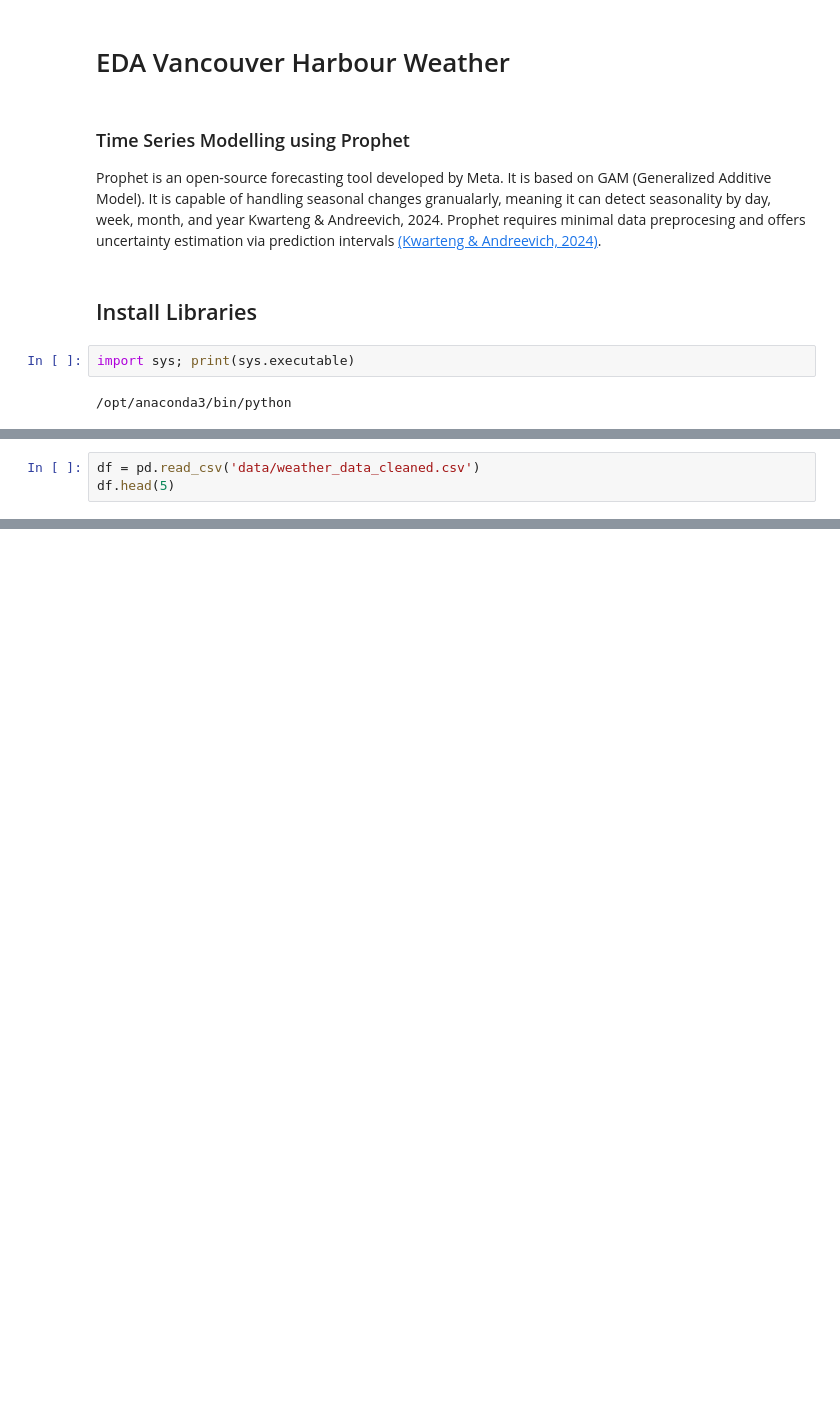
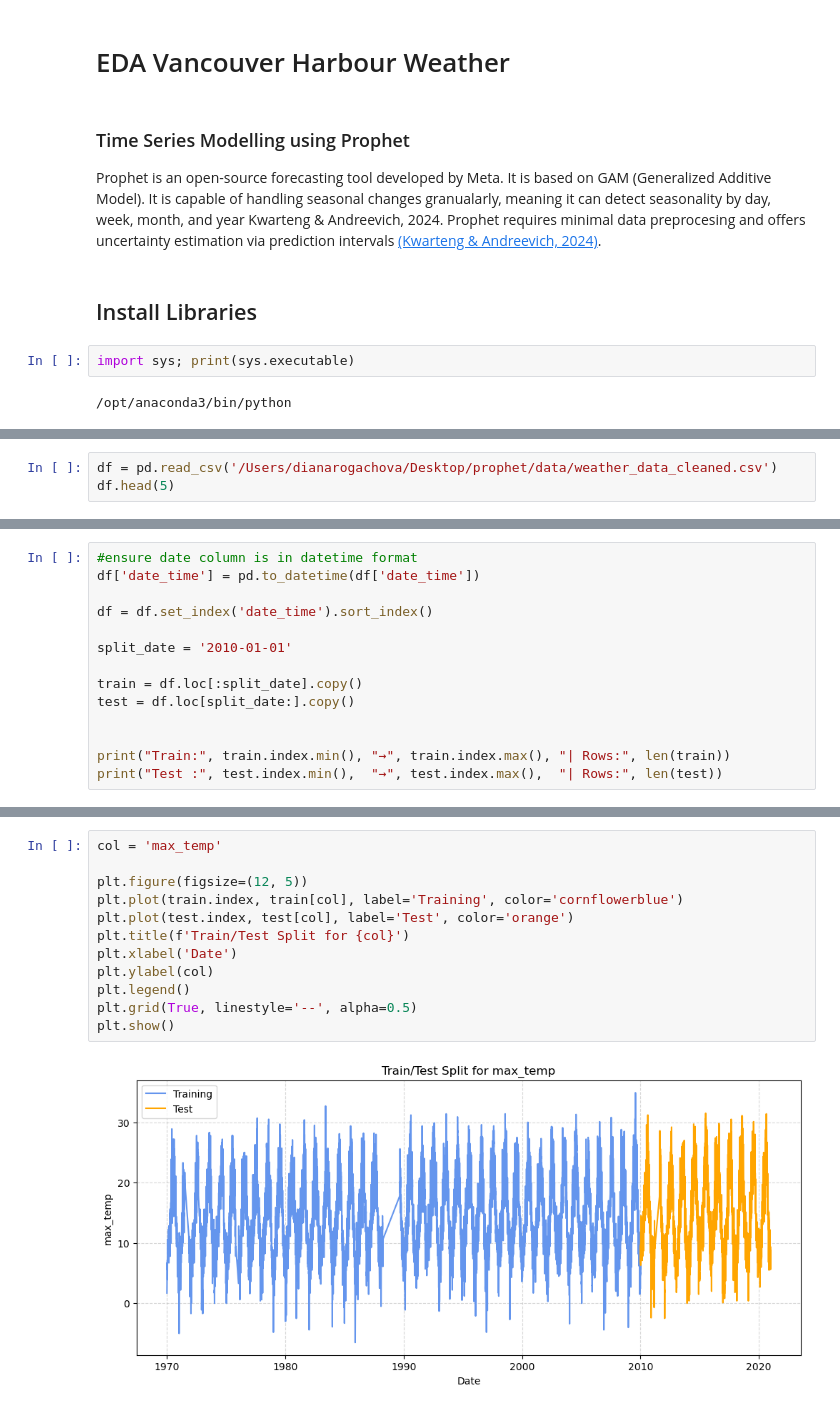
Before and after one commit to dianasulyma/Time-Series-Weather-Prediction-with-Prophet-from-Meta, a Jupyter notebook: notebooks/MODEL_TRAIN.ipynb, the cells around one changed output, grey strips where cells are left out. Saved outputs shown, nothing was run; the diff lists cells and outputs as text; blank space fills up the shorter version.

```diff
--- a/notebooks/MODEL_TRAIN.ipynb
+++ b/notebooks/MODEL_TRAIN.ipynb
@@ -27,4 +25,4 @@ def mean_absolute_percentage_error(y_true, y_pred):
     return np.mean(np.abs((y_true - y_pred) / y_true)) * 100
 # %%
-df = pd.read_csv('data/weather_data_cleaned.csv')
+df = pd.read_csv('/Users/dianarogachova/Desktop/prophet/data/weather_data_cleaned.csv')
 df.head(5)
@@ -30,0 +44,14 @@ df.head(5)
+# %%
+#ensure date column is in datetime format
+df['date_time'] = pd.to_datetime(df['date_time'])
+
+df = df.set_index('date_time').sort_index()
+
+split_date = '2010-01-01'
+
+train = df.loc[:split_date].copy()
+test = df.loc[split_date:].copy()
+
+
+print("Train:", train.index.min(), "→", train.index.max(), "| Rows:", len(train))
+print("Test :", test.index.min(),  "→", test.index.max(),  "| Rows:", len(test))
@@ -30,0 +61,14 @@ df.head(5)
+# %%
+col = 'max_temp'
+
+plt.figure(figsize=(12, 5))
+plt.plot(train.index, train[col], label='Training', color='cornflowerblue')
+plt.plot(test.index, test[col], label='Test', color='orange')
+plt.title(f'Train/Test Split for {col}')
+plt.xlabel('Date')
+plt.ylabel(col)
+plt.legend()
+plt.grid(True, linestyle='--', alpha=0.5)
+plt.show()
+# %% [output]
+[figure, added]
```
Also changed, not shown: parts of 7 cells of this notebook, 4 other files.
